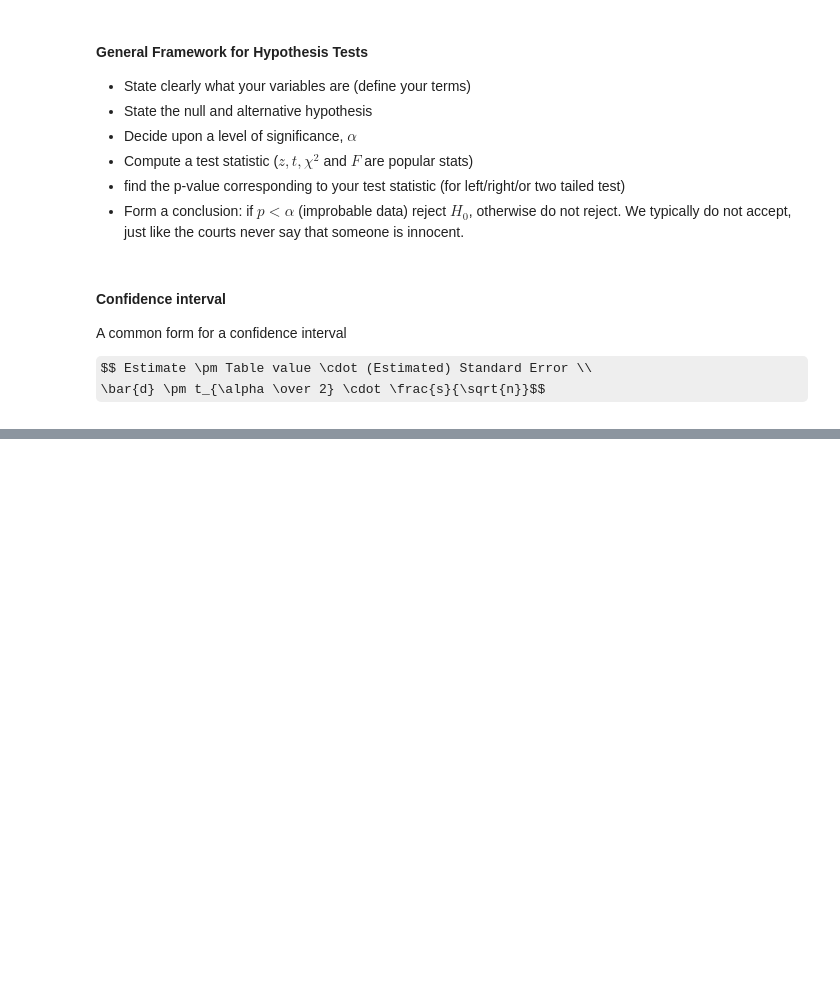
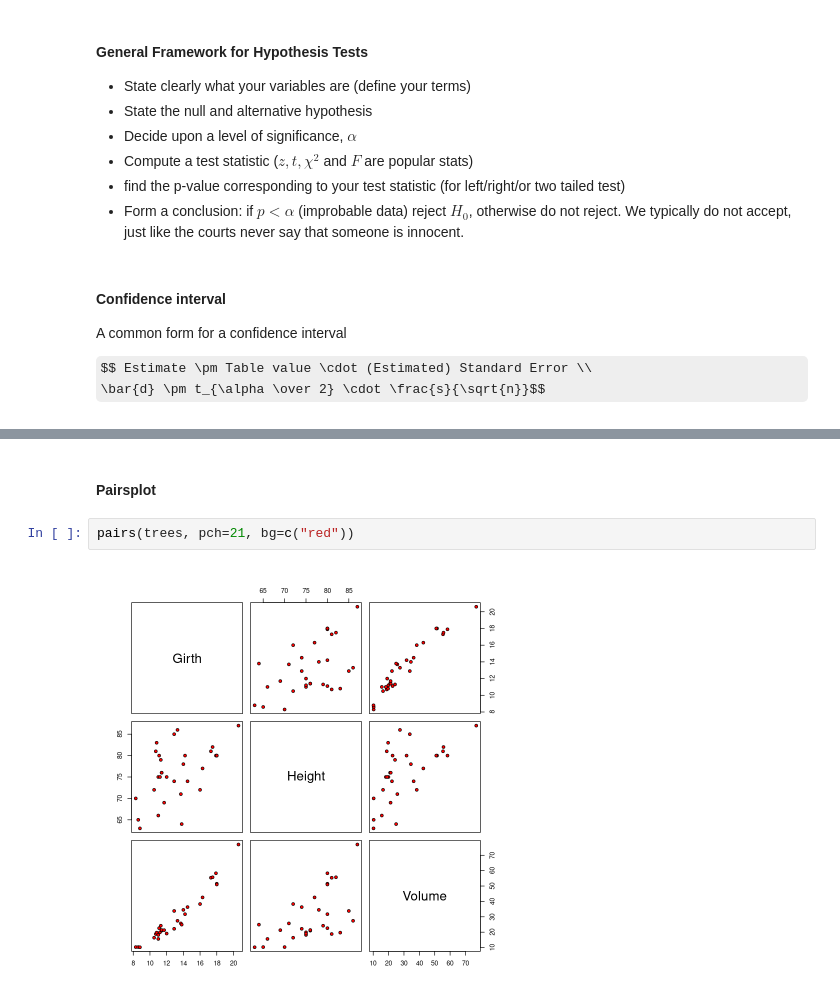
Before and after one commit to anilkunwar/coursera, a Jupyter notebook: SUNY_Practical_Time_Series_Analysis/Basic-statistics.ipynb, the cells around one changed output, grey strips where cells are left out. Cells and saved outputs as stored; diff of their text form; some formulas as TeX source; blank space fills up the shorter version.

```diff
--- a/SUNY_Practical_Time_Series_Analysis/Basic-statistics.ipynb
+++ b/SUNY_Practical_Time_Series_Analysis/Basic-statistics.ipynb
@@ -335,0 +361,6 @@ $$ Estimate \pm Table value \cdot (Estimated) Standard Error \\
+# %% [markdown]
+#### Pairsplot
+# %%
+pairs(trees, pch=21, bg=c("red"))
+# %% [output]
+[figure, added]
```
Also changed, not shown: parts of 10 cells of this notebook, 1 other file.
